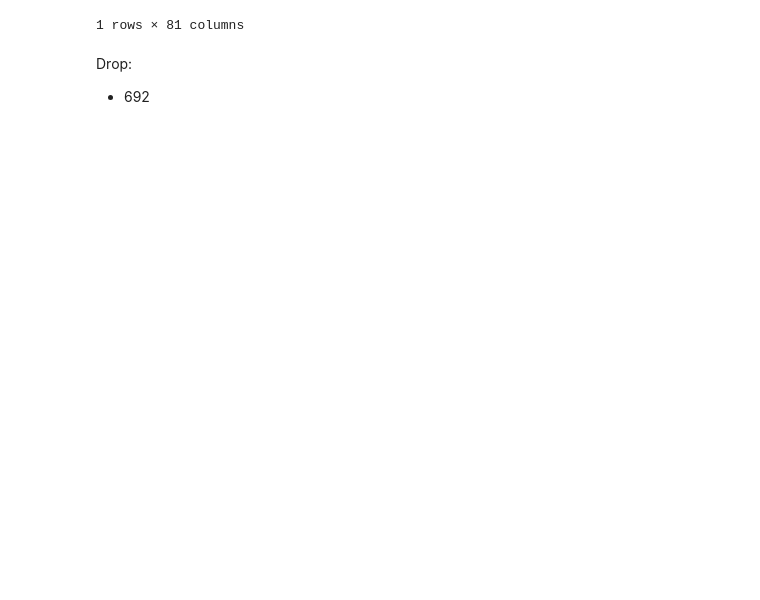
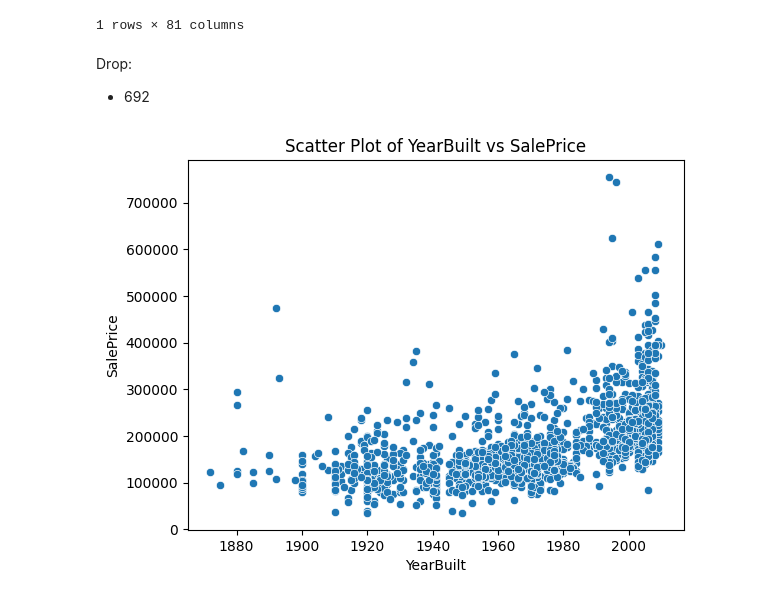
Before and after one commit to theakash07/Machine_learning, a Jupyter notebook: HousePricePrediction.ipynb, the cells around one changed output. Cells and saved outputs as stored; diff of their text form; code cells hidden in the pictures; blank space fills up the shorter version.

```diff
--- a/HousePricePrediction.ipynb
+++ b/HousePricePrediction.ipynb
@@ -293,3 +293,12 @@ train.query('OverallCond == 6 & SalePrice > 700000')
 Drop:
 
 *   692
+# %%
+#Create a scatter plot using Seaborn for YearBuilt against SalePrice
+sns.scatterplot(x='YearBuilt', y='SalePrice', data=train)
+plt.xlabel('YearBuilt')  # Set the x-axis label
+plt.ylabel('SalePrice')   # Set the y-axis label
+plt.title('Scatter Plot of YearBuilt vs SalePrice')  # Set the title of the plot
+plt.show()  # Display the plot
+# %% [output]
+[figure, added]
```
